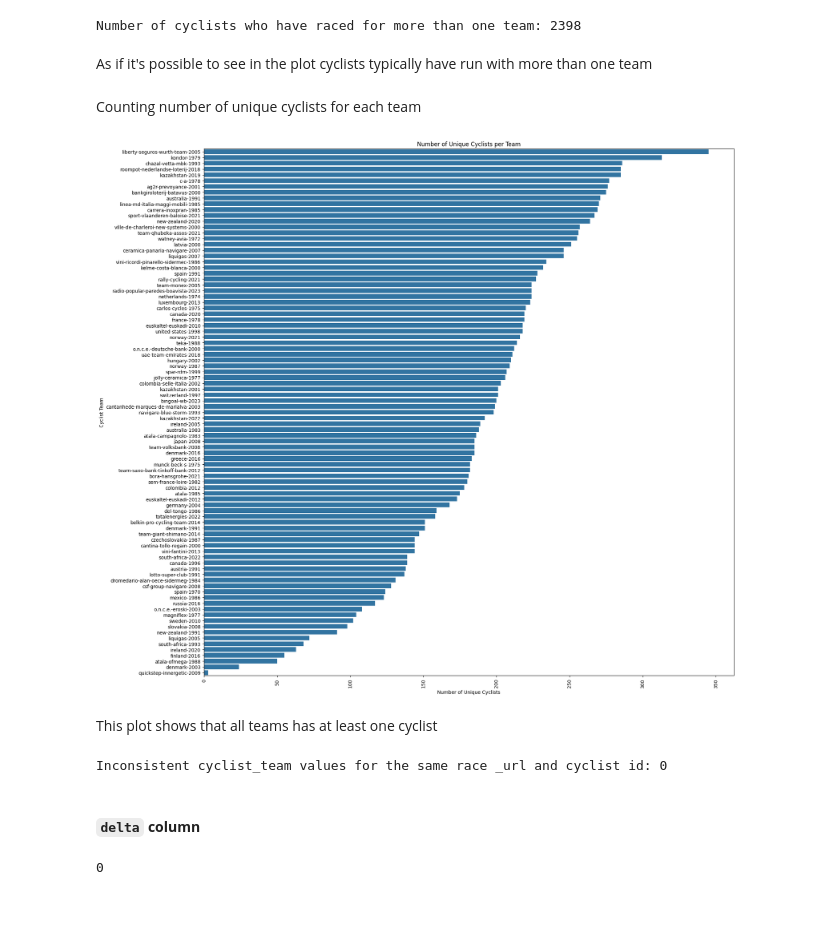
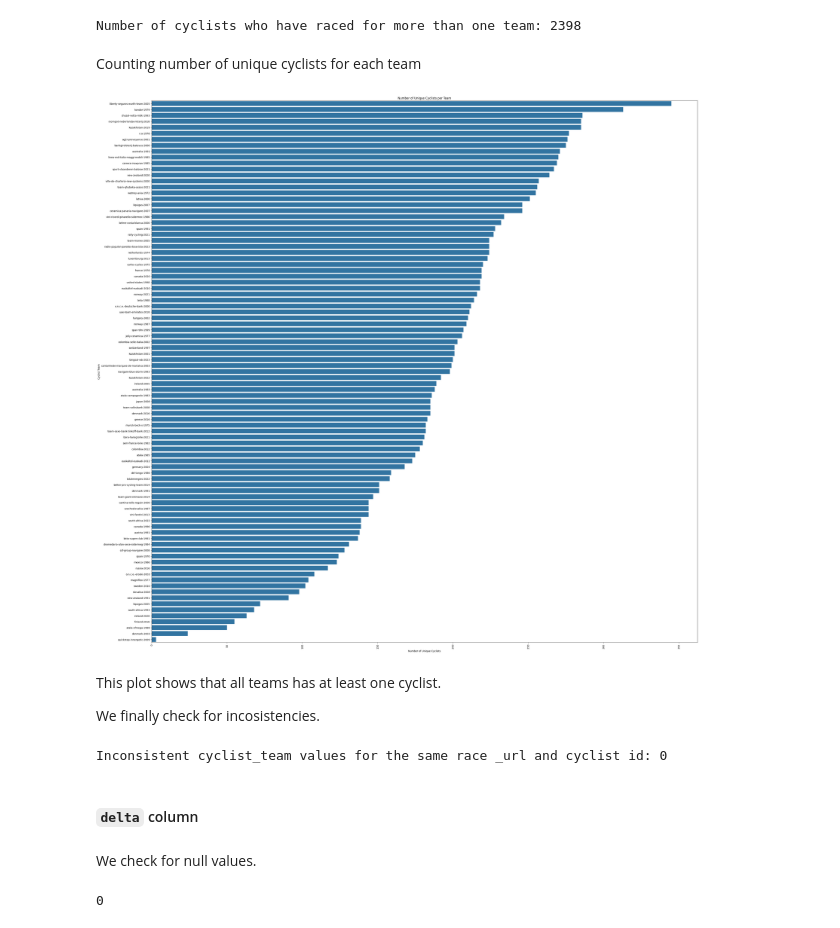
Before and after one commit to effepielle/dm_project24_group_0, a Jupyter notebook: TASK_1/data_understanding.ipynb, the cells around one changed output. Drawn from its saved outputs; the diff is of its cells as text; code cells hidden in the pictures.

````diff
--- a/TASK_1/data_understanding.ipynb
+++ b/TASK_1/data_understanding.ipynb
@@ -497,0 +504,3 @@ The correlation matrix indicates a correlation between the weight and height col
+# %%
+races_df = pd.read_csv('../dataset/races.csv')
+races_df.head()
@@ -498,9 +516,6 @@ The correlation matrix indicates a correlation between the weight and height col
 # %%
-races_df = pd.read_csv('dataset/races.csv')
-
+# filter only numerical columns
 races_numeric = ["points", "uci_points", "length", "climb_total", "profile", "startlist_quality", "average_temperature", "position", "cyclist_age", "delta"]
-
-races_numeric_stage = ["length", "climb_total", "startlist_quality", "average_temperature"]
 # %% [markdown]
 ### **Basic Checks**
 # %% [markdown]
@@ -1750,26 +2065,28 @@ print(f"Number of cyclists who have raced for more than one team: {len(cyclists_
 | 5 | aaron-verwilst | [canada-1996, new-zealand-2020] |
 | 6 | aart-vierhouten | [nan] |
 Number of cyclists who have raced for more than one team: 2398
-# %% [markdown]
-As if it's possible to see in the plot cyclists typically have run with more than one team
 # %% [markdown]
 Counting number of unique cyclists for each team
 # %%
 unique_cyclists_df = races_df.drop_duplicates(subset=['cyclist_team', 'cyclist'])
 unique_cyclists_per_team = unique_cyclists_df.groupby('cyclist_team')['cyclist'].nunique().reset_index()
 
 # Plot the histogram with inverted x and y values
-plt.figure(figsize=(20, 20))  # Increase the figure height for better readability
+plt.figure(figsize=(40, 40))  # Increase the figure height for better readability
 sns.barplot(y='cyclist_team', x='cyclist', data=unique_cyclists_per_team, order=unique_cyclists_per_team.sort_values('cyclist', ascending=False)['cyclist_team'])
 plt.title('Number of Unique Cyclists per Team')
 plt.ylabel('Cyclist Team')
 plt.xlabel('Number of Unique Cyclists')
 plt.xticks(rotation=90)  # Rotate x-axis labels for better readability
 plt.show()
+
+# open it in another tab to see the full size of the plot!
 # %% [output]
-[figure, old version]
+[figure, new version]
 # %% [markdown]
-This plot shows that all teams has at least one cyclist
+This plot shows that all teams has at least one cyclist.
+
+We finally check for incosistencies.
 # %%
 # Group by '_url' and 'cyclist' and check the number of unique 'cyclist_team' values
 team_inconsistencies = races_df.groupby(['_url', 'cyclist'])['cyclist_team'].nunique()
@@ -1781,7 +2098,9 @@ print(f"Inconsistent cyclist_team values for the same race _url and cyclist id:
 # %% [output]
 Inconsistent cyclist_team values for the same race _url and cyclist id: 0
 # %% [markdown]
-#### **```delta``` column**
+#### ```delta``` column
+# %% [markdown]
+We check for null values.
 # %%
 #counting null values in delta column
 int(races_df["delta"].isnull().sum())
````
Also changed, not shown: parts of 301 cells of this notebook.
